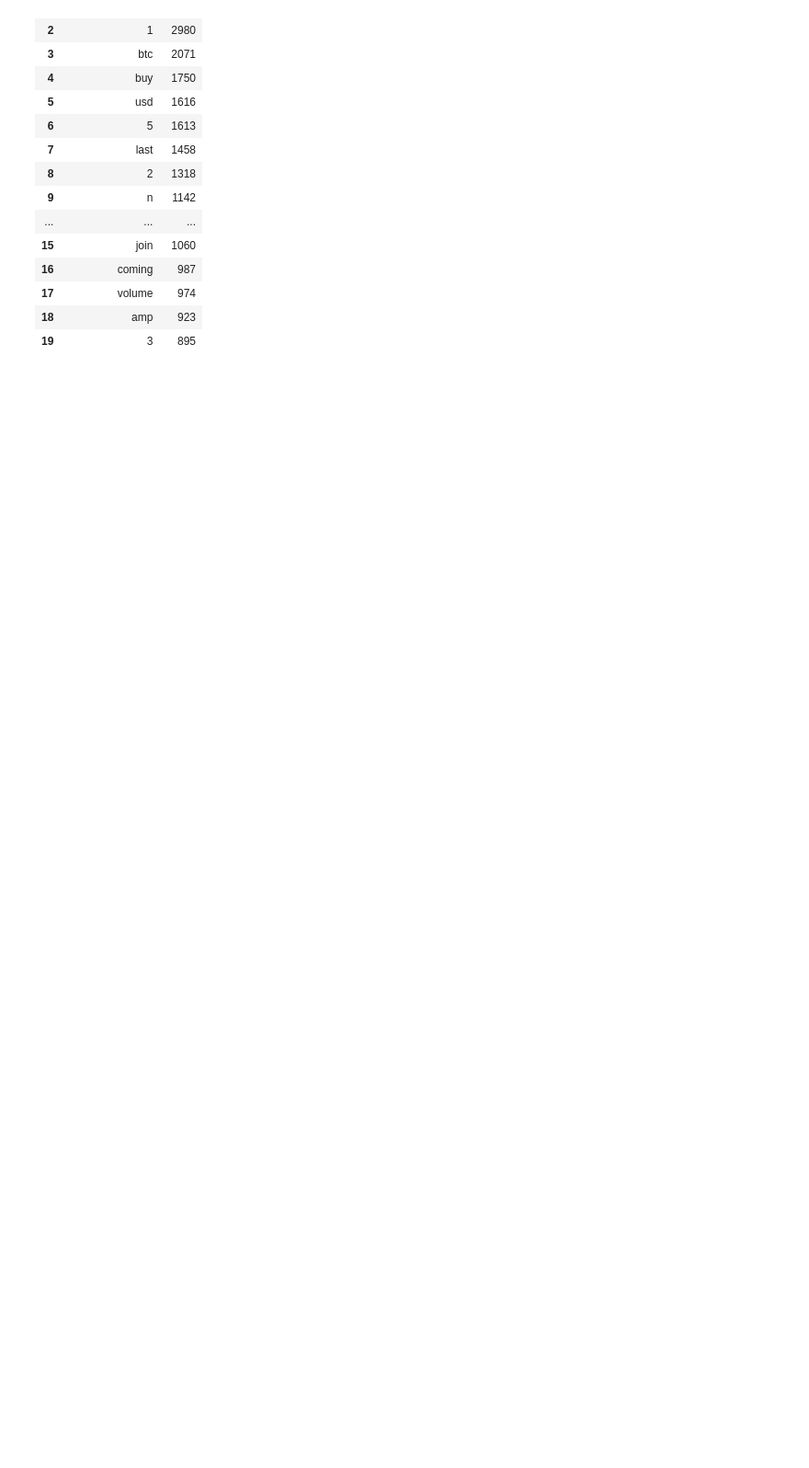
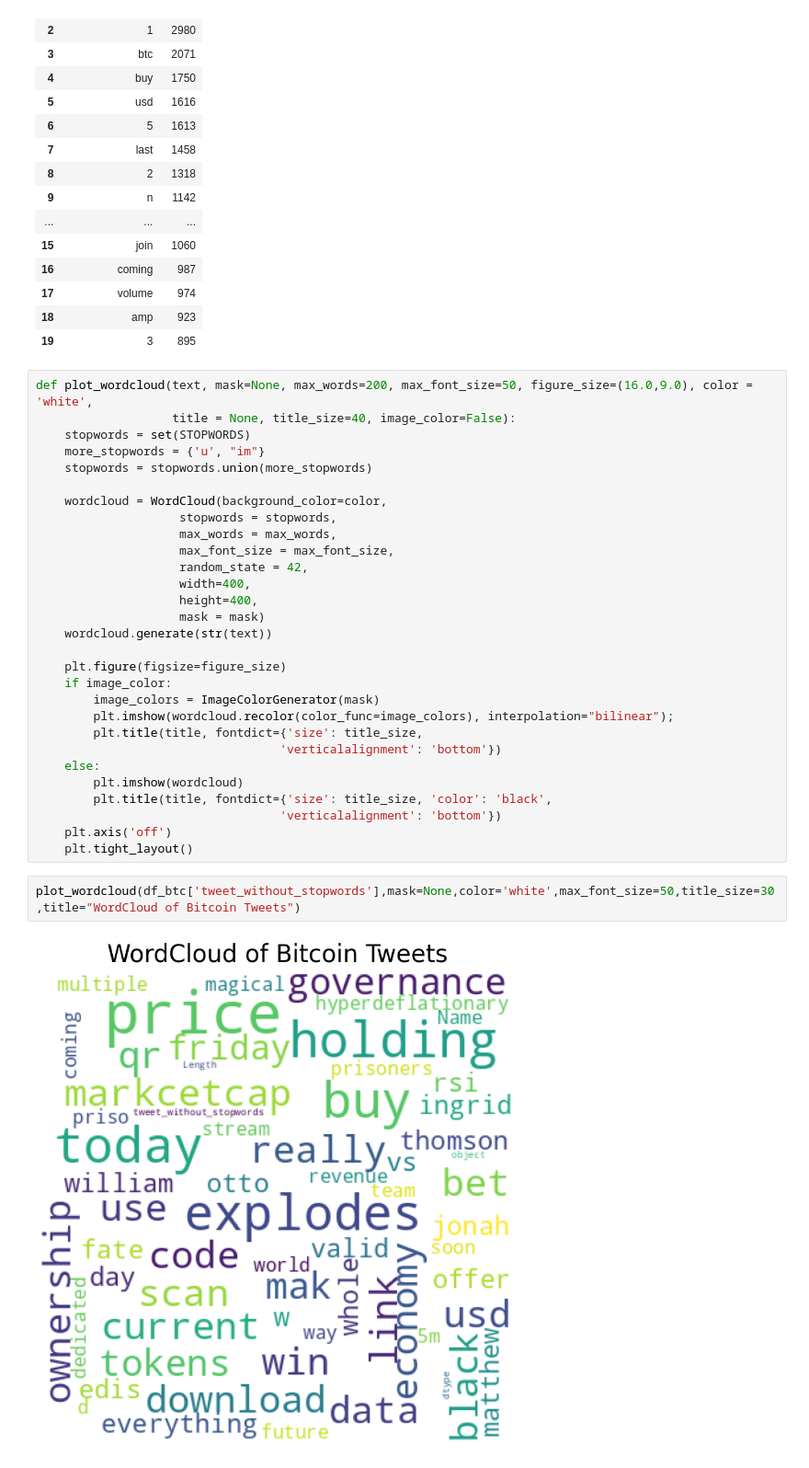
Before and after one commit to kozanakyel/KZ-Engine-Backend, a Jupyter notebook: KZ_project_setup/notebooks/twitter_sentiment_analysis_btc.ipynb, the cells around one changed output. Shown at 92% size. Drawn from its saved outputs; the diff is of its cells as text; blank space fills up the shorter version.

```diff
--- a/KZ_project_setup/notebooks/twitter_sentiment_analysis_btc.ipynb
+++ b/KZ_project_setup/notebooks/twitter_sentiment_analysis_btc.ipynb
@@ -159,3 +159,36 @@ temp.style.background_gradient(cmap='Blues')
 | 17 | volume | 974 |
 | 18 | amp | 923 |
 | 19 | 3 | 895 |
+# %%
+def plot_wordcloud(text, mask=None, max_words=200, max_font_size=50, figure_size=(16.0,9.0), color = 'white',
+                   title = None, title_size=40, image_color=False):
+    stopwords = set(STOPWORDS)
+    more_stopwords = {'u', "im"}
+    stopwords = stopwords.union(more_stopwords)
+
+    wordcloud = WordCloud(background_color=color,
+                    stopwords = stopwords,
+                    max_words = max_words,
+                    max_font_size = max_font_size,
+                    random_state = 42,
+                    width=400,
+                    height=400,
+                    mask = mask)
+    wordcloud.generate(str(text))
+
+    plt.figure(figsize=figure_size)
+    if image_color:
+        image_colors = ImageColorGenerator(mask)
+        plt.imshow(wordcloud.recolor(color_func=image_colors), interpolation="bilinear");
+        plt.title(title, fontdict={'size': title_size,
+                                  'verticalalignment': 'bottom'})
+    else:
+        plt.imshow(wordcloud)
+        plt.title(title, fontdict={'size': title_size, 'color': 'black',
+                                  'verticalalignment': 'bottom'})
+    plt.axis('off')
+    plt.tight_layout()
+# %%
+plot_wordcloud(df_btc['tweet_without_stopwords'],mask=None,color='white',max_font_size=50,title_size=30,title="WordCloud of Bitcoin Tweets")
+# %% [output]
+[figure, added]
```
Also changed, not shown: parts of 9 cells of this notebook.
